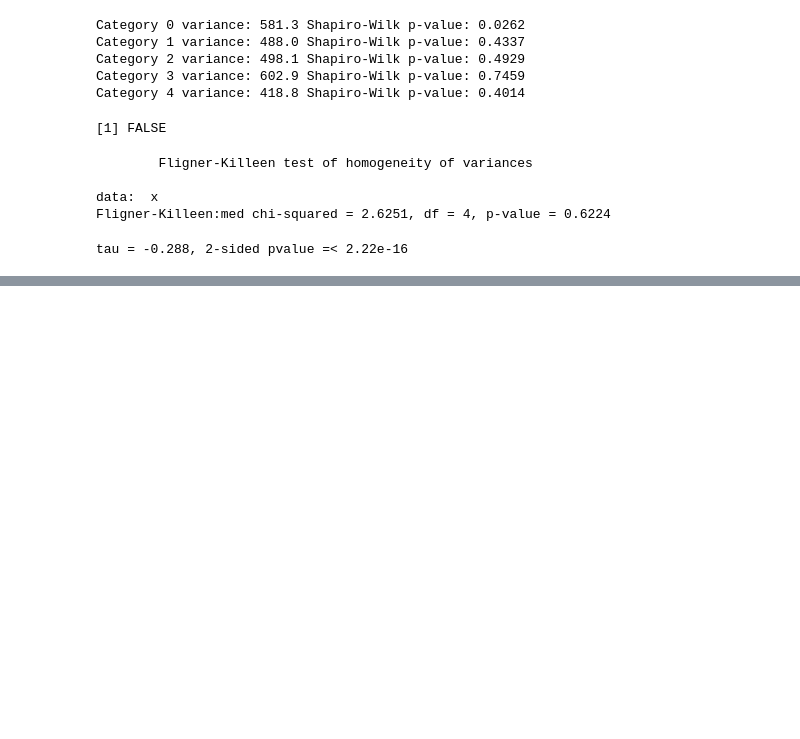
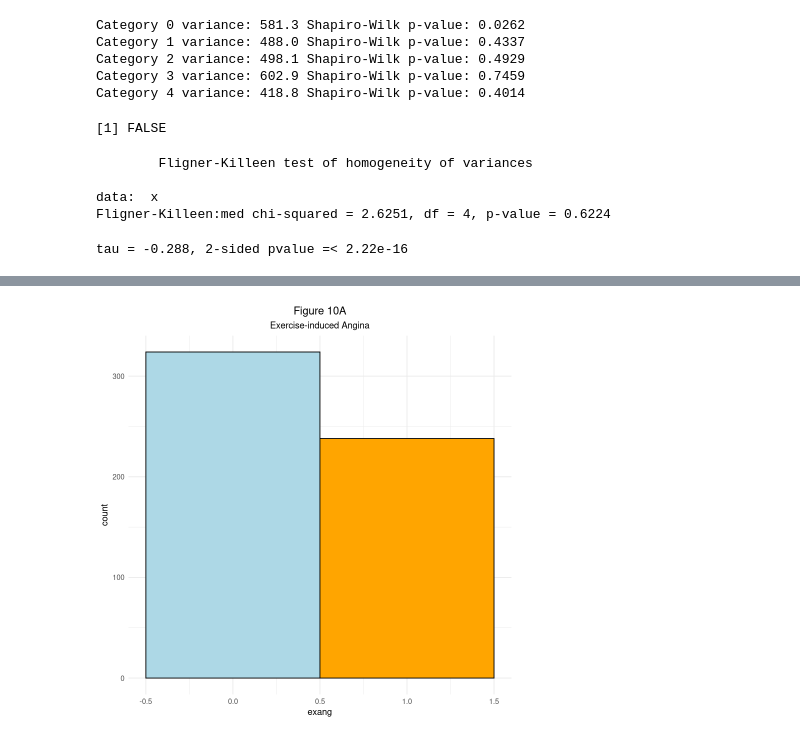
Before and after one commit to jerradmgenson/qdaim-proto, a Jupyter notebook: src/notebooks/dataset_analysis.ipynb, the cells around one changed output, grey strips where cells are left out. Saved outputs shown, nothing was run; the diff lists cells and outputs as text; code cells hidden in the pictures; blank space fills up the shorter version.

Commit message:
Add analysis of exang to dataset_analysis notebook

```diff
--- a/src/notebooks/dataset_analysis.ipynb
+++ b/src/notebooks/dataset_analysis.ipynb
@@ -977,3 +977,7 @@ Fligner-Killeen:med chi-squared = 2.6251, df = 4, p-value = 0.6224
 Kendall(heart_disease_data$thalach, heart_disease_data$num)
 # %% [output]
 tau = -0.288, 2-sided pvalue =< 2.22e-16
+# %%
+# Histogram of exang (exercise-induced angina).
+ggplot(heart_disease_data, aes(x=exang)) + ggtitle(label='Figure 10A', subtitle='Exercise-induced Angina') + geom_histogram(binwidth=1, color='black', fill=c('lightblue', 'orange')) + theme_minimal() + theme(plot.title = element_text(hjust = 0.5), plot.subtitle = element_text(hjust = 0.5))
+# %% [output]
@@ -979,0 +986 @@ tau = -0.288, 2-sided pvalue =< 2.22e-16
+[figure, added]
```
Also changed, not shown: parts of 3 cells of this notebook.
